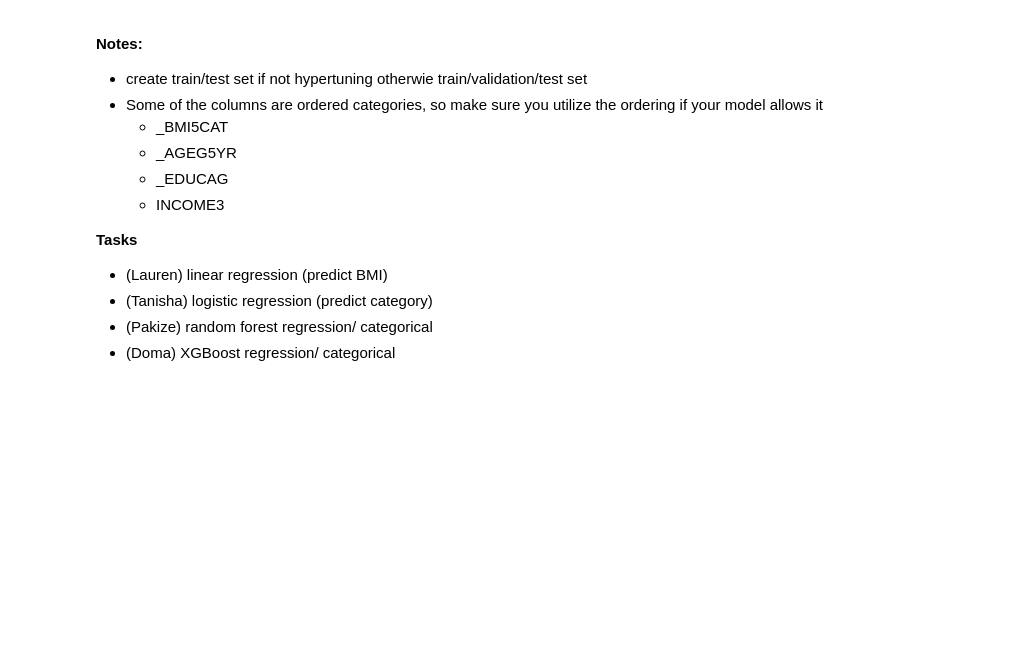
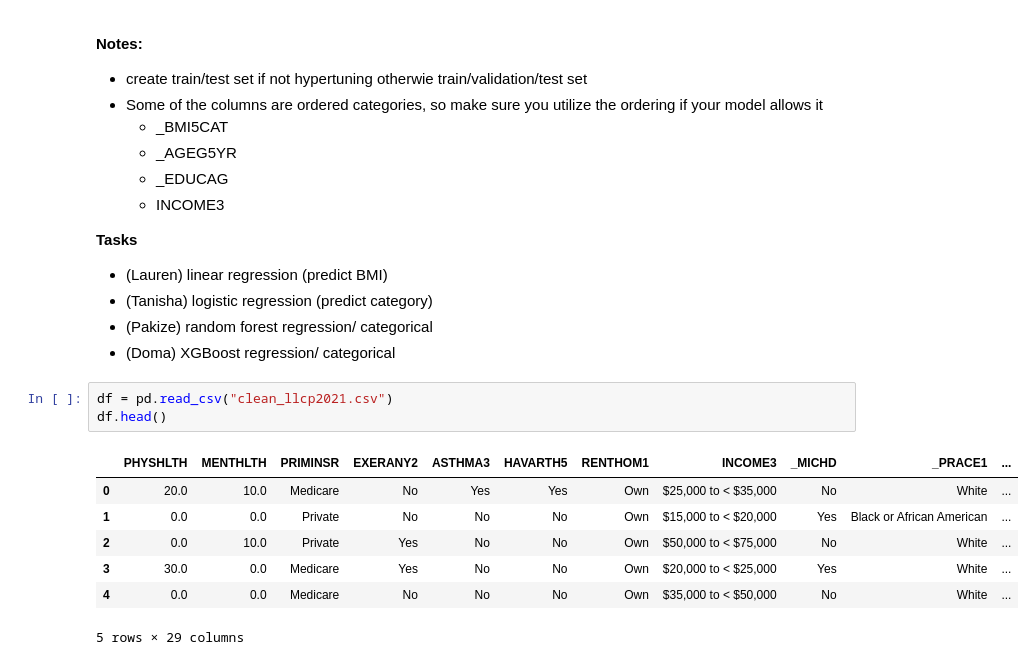
Before and after one commit to laurenc8/ds4a-obesity, a Jupyter notebook: Combined_data_cleaning.ipynb, the cells around one changed output. Saved outputs shown, nothing was run; the diff lists cells and outputs as text; blank space fills up the shorter version.

Commit message:
minor changes and saved clean data as csv

```diff
--- a/Combined_data_cleaning.ipynb
+++ b/Combined_data_cleaning.ipynb
@@ -290,3 +331,14 @@ pd.DataFrame(df.dtypes)
 - (Tanisha) logistic regression (predict category)
 - (Pakize) random forest regression/ categorical
 - (Doma) XGBoost regression/ categorical
+# %%
+df = pd.read_csv("clean_llcp2021.csv")
+df.head()
+# %% [output]
+|  | PHYSHLTH | MENTHLTH | PRIMINSR | EXERANY2 | ASTHMA3 | HAVARTH5 | RENTHOM1 | INCOME3 | _MICHD | _PRACE1 | ... |
+| 0 | 20.0 | 10.0 | Medicare | No | Yes | Yes | Own | $25,000 to < $35,000 | No | White | ... |
+| 1 | 0.0 | 0.0 | Private | No | No | No | Own | $15,000 to < $20,000 | Yes | Black or African American | ... |
+| 2 | 0.0 | 10.0 | Private | Yes | No | No | Own | $50,000 to < $75,000 | No | White | ... |
+| 3 | 30.0 | 0.0 | Medicare | Yes | No | No | Own | $20,000 to < $25,000 | Yes | White | ... |
+| 4 | 0.0 | 0.0 | Medicare | No | No | No | Own | $35,000 to < $50,000 | No | White | ... |
+5 rows × 29 columns
```
Also changed, not shown: parts of 7 cells of this notebook.
